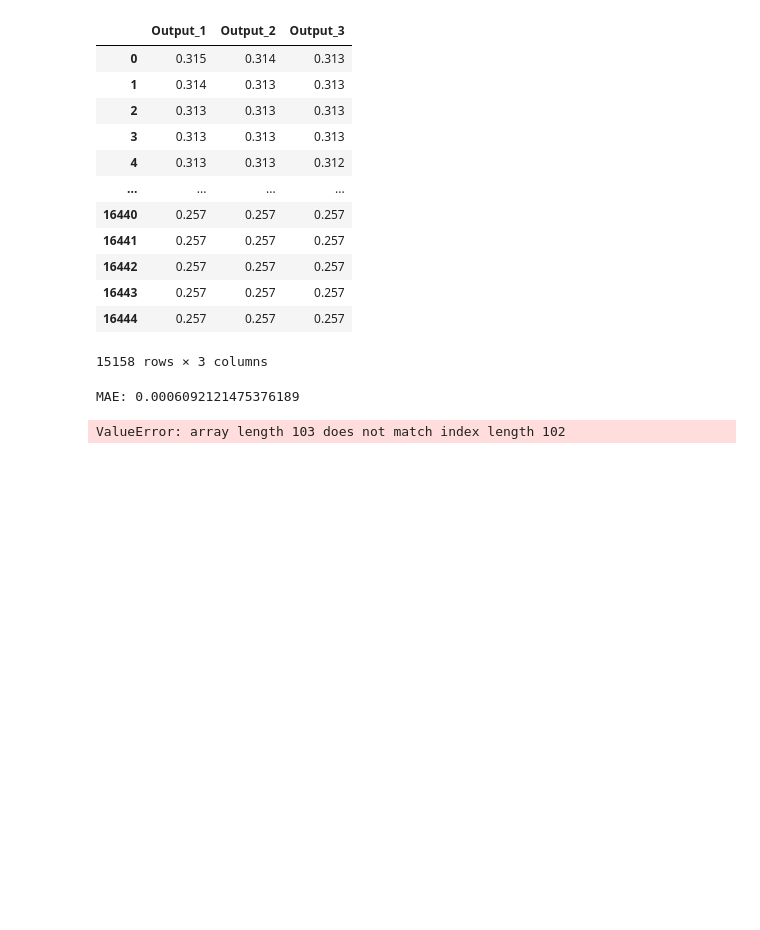
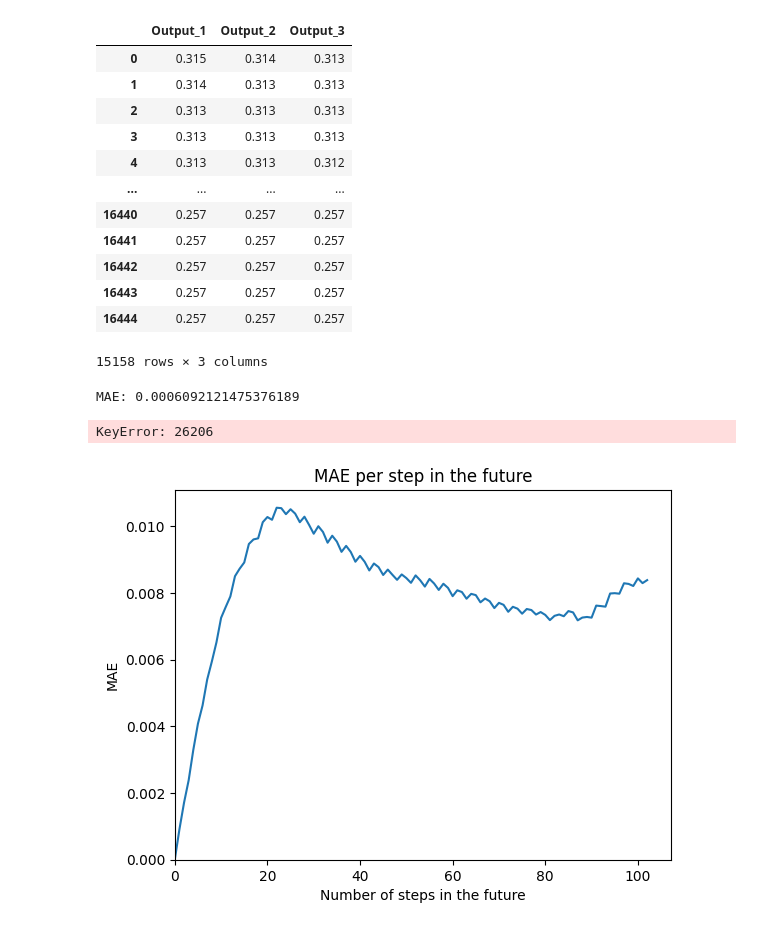
Before and after one commit to 3urega/SAF, a Jupyter notebook: predictions.ipynb, the cells around one changed output. Saved outputs shown, nothing was run; the diff lists cells and outputs as text; code cells hidden in the pictures; blank space fills up the shorter version.

Commit message:
Added error (MAE) computing

```diff
--- a/predictions.ipynb
+++ b/predictions.ipynb
@@ -252,8 +253,13 @@ def update_prediction(df_predicted, model, starting_idx):
 
     dates = [df_predicted.loc[starting_idx, "date"]]
     values = [df_predicted.loc[starting_idx, "soil_moisture_40"]]
+    stop_steps = None
 
     for step in range(0, MAX_STEPS, 3):
+
+        if df_predicted.loc[starting_idx + step, "irrigation_volume_0"] > 0:
+            stop_steps = step
+            break
 
         model_input = get_model_input(values[-1], df_predicted, starting_idx, step)
 
@@ -263,10 +269,13 @@ def update_prediction(df_predicted, model, starting_idx):
 
         values = np.concat([values, new_values.flatten()])
 
+    if stop_steps is None:
+        stop_steps = MAX_STEPS + 2
+
     df = pd.DataFrame({
-    "date": df_predicted.loc[starting_idx:starting_idx + MAX_STEPS + 2, "date"],
+    "date": df_predicted.loc[starting_idx:starting_idx + stop_steps, "date"],
     "soil_moisture_40": values,
-    "real_values" : df_predicted.loc[starting_idx:starting_idx + MAX_STEPS + 2, "soil_moisture_40"]
+    "real_values" : df_predicted.loc[starting_idx:starting_idx + stop_steps, "soil_moisture_40"]
     })
 
     return df
@@ -290,6 +299,7 @@ epoch = 0
 
 beginning_idx = df_predicted.index[0]
 current_points = []
+errors = pd.DataFrame()
 
 for idx in df_predicted.index:
 
@@ -302,9 +312,31 @@ for idx in df_predicted.index:
     current_points.append(df_predicted.loc[idx, "soil_moisture_40"])
 
     new_prediction = update_prediction(df_predicted.copy(), xgb_reg, idx)
-    create_frame_pointed(df_predicted, new_prediction, epoch, idx)
+
+    predicted = new_prediction["soil_moisture_40"].values
+    real_values = new_prediction["real_values"].values
+    row = {}
+    i = 0
+
+    for i in range(len(predicted)):
+        row[str(i)] = abs(predicted[i] - real_values[i])
+        if df_predicted.loc[idx + i, "irrigation_volume_0"] > 0:
+            row[str(i)] = np.nan
+
+    errors = pd.concat([errors, pd.DataFrame([row])], ignore_index=True)
 
     epoch += 1
 # %% [output]
-ValueError: array length 103 does not match index length 102
+KeyError: 26206
+# %%
+mae_per_step = errors.mean().to_numpy()
+plt.plot(mae_per_step)
+plt.title("MAE per step in the future")
+plt.ylabel("MAE")
+plt.xlabel("Number of steps in the future")
+plt.xlim(left=0)
+plt.ylim(bottom=0)
+plt.show()
+# %% [output]
+[figure, added]
 # %%
```
Also changed, not shown: parts of 2 cells of this notebook, 3 other files.
